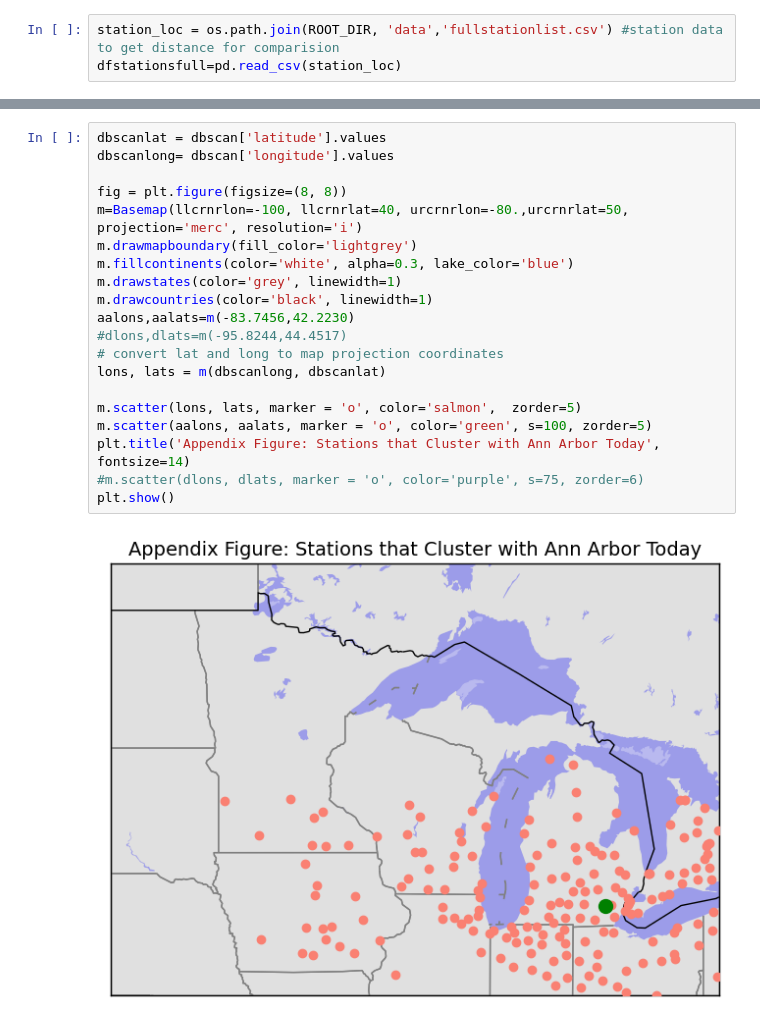
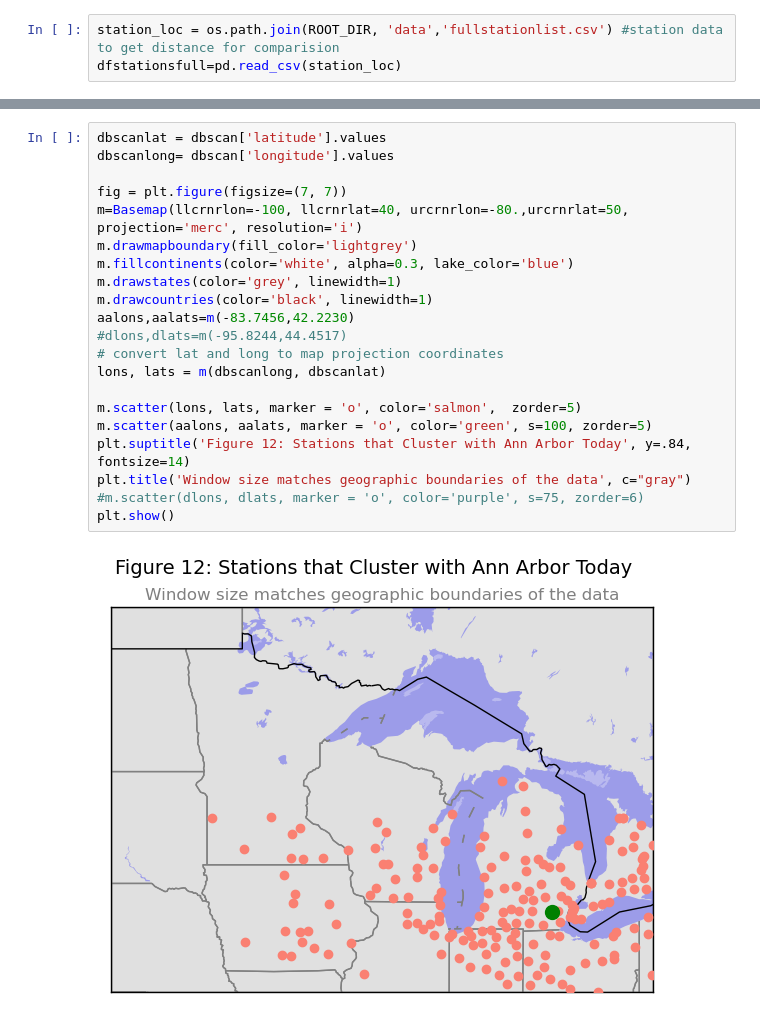
Before and after one commit to Pkeet99/Weatherman, a Jupyter notebook: Results/Cleaning & Scores Visuals.ipynb, the cells around one changed output, grey strips where cells are left out. Cells and saved outputs as stored; diff of their text form.

```diff
--- a/Results/Cleaning & Scores Visuals.ipynb
+++ b/Results/Cleaning & Scores Visuals.ipynb
@@ -383,22 +443,23 @@ plt.show()
 # %%
 dbscanlat = dbscan['latitude'].values
 dbscanlong= dbscan['longitude'].values
 
-fig = plt.figure(figsize=(8, 8))
+fig = plt.figure(figsize=(7, 7))
 m=Basemap(llcrnrlon=-100, llcrnrlat=40, urcrnrlon=-80.,urcrnrlat=50, projection='merc', resolution='i')
 m.drawmapboundary(fill_color='lightgrey')
 m.fillcontinents(color='white', alpha=0.3, lake_color='blue')
 m.drawstates(color='grey', linewidth=1)
 m.drawcountries(color='black', linewidth=1)
 aalons,aalats=m(-83.7456,42.2230)
 #dlons,dlats=m(-95.8244,44.4517)
 # convert lat and long to map projection coordinates
 lons, lats = m(dbscanlong, dbscanlat)
 
 m.scatter(lons, lats, marker = 'o', color='salmon',  zorder=5)
 m.scatter(aalons, aalats, marker = 'o', color='green', s=100, zorder=5)
-plt.title('Appendix Figure: Stations that Cluster with Ann Arbor Today', fontsize=14)
+plt.suptitle('Figure 12: Stations that Cluster with Ann Arbor Today', y=.84, fontsize=14)
+plt.title('Window size matches geographic boundaries of the data', c="gray")
 #m.scatter(dlons, dlats, marker = 'o', color='purple', s=75, zorder=6)
 plt.show()
 # %% [output]
-[figure, old version]
+[figure, new version]
```
Also changed, not shown: parts of 6 cells of this notebook, 3 other files.
